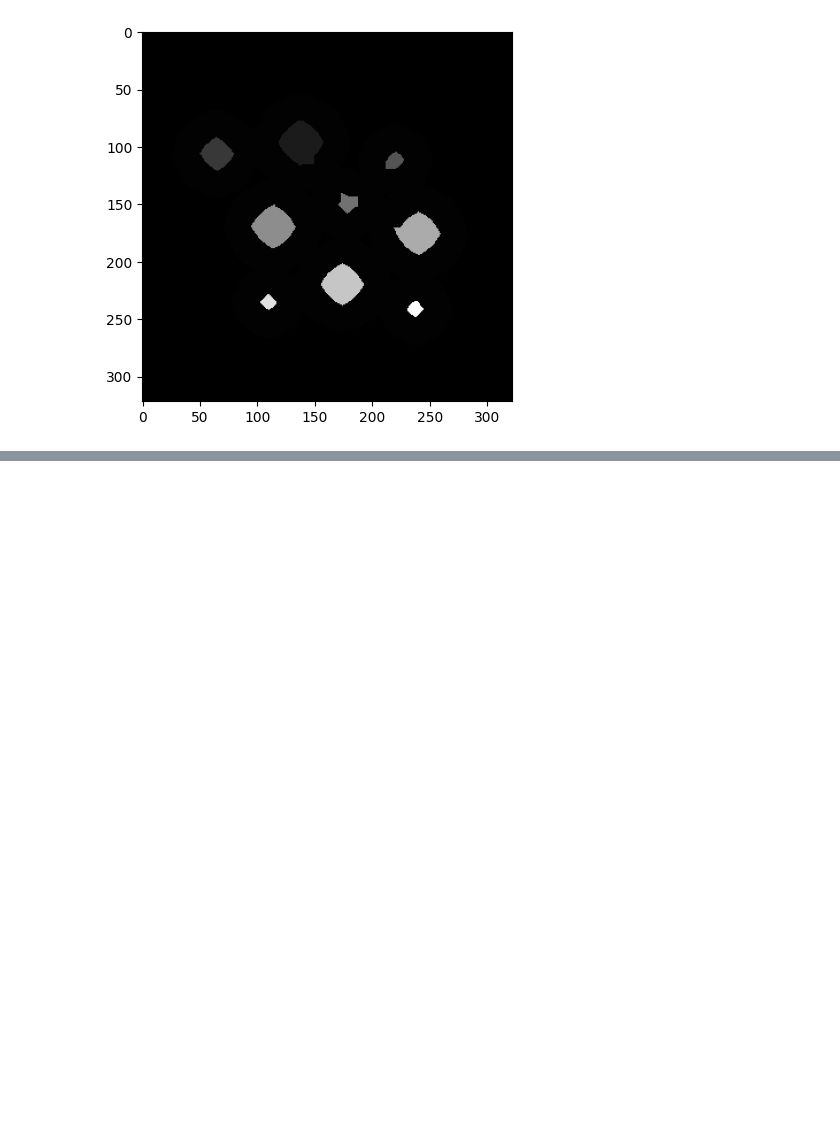
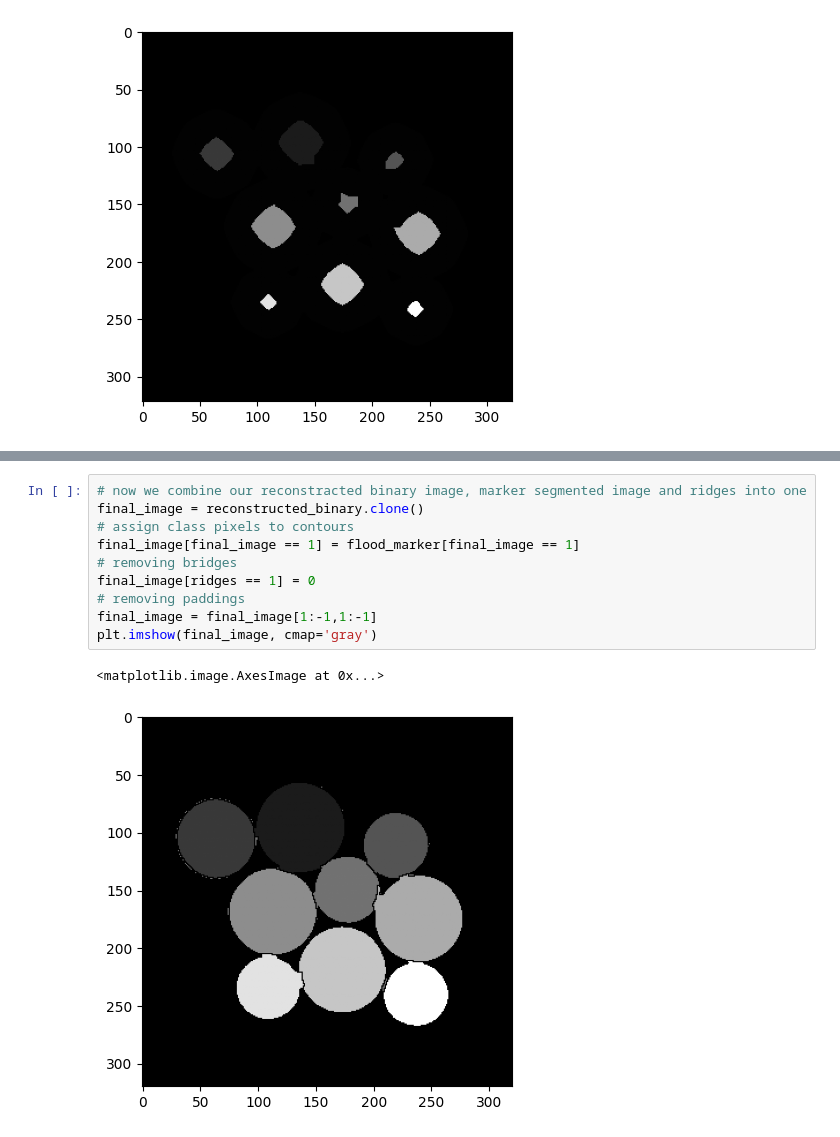
Before and after one commit to oldeu-boi/marker-based-watershed-segmentation-algorithm, a Jupyter notebook: marker-based-watershed-segmentation.ipynb, the cells around one changed output, grey strips where cells are left out. Saved outputs shown, nothing was run; the diff lists cells and outputs as text; blank space fills up the shorter version.

```diff
--- a/marker-based-watershed-segmentation.ipynb
+++ b/marker-based-watershed-segmentation.ipynb
@@ -317,0 +369,13 @@ plt.imshow(bg_marker, cmap='gray')
+# %%
+# now we combine our reconstracted binary image, marker segmented image and ridges into one
+final_image = reconstructed_binary.clone()
+# assign class pixels to contours
+final_image[final_image == 1] = flood_marker[final_image == 1]
+# removing bridges
+final_image[ridges == 1] = 0
+# removing paddings
+final_image = final_image[1:-1,1:-1]
+plt.imshow(final_image, cmap='gray')
+# %% [output]
+<matplotlib.image.AxesImage at 0x...>
+[figure, added]
```
Also changed, not shown: parts of 5 cells of this notebook.
